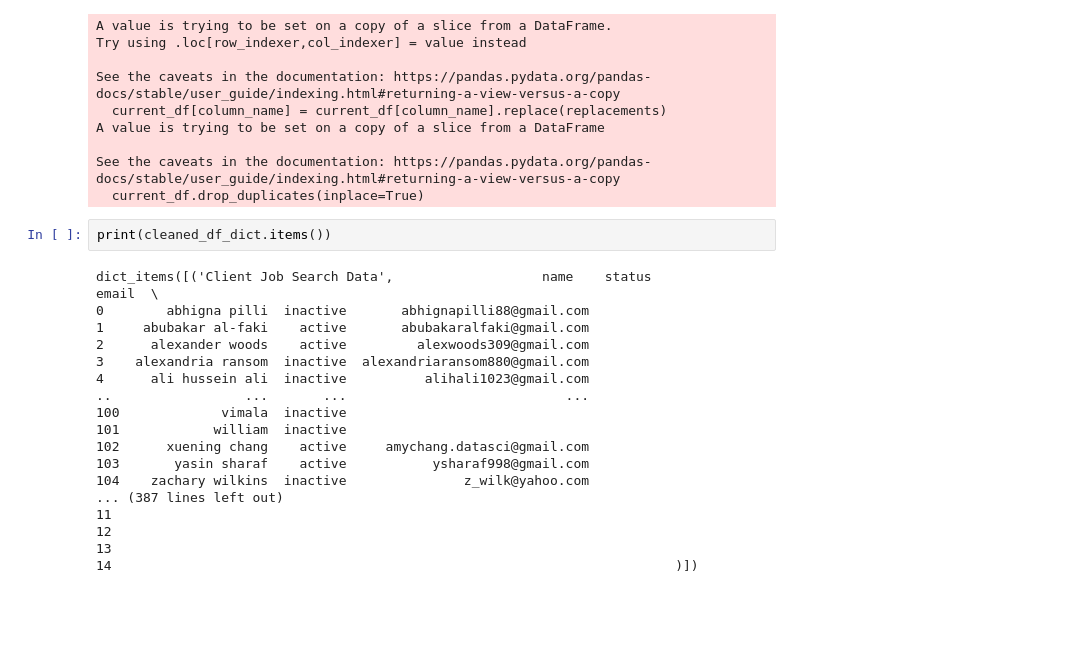
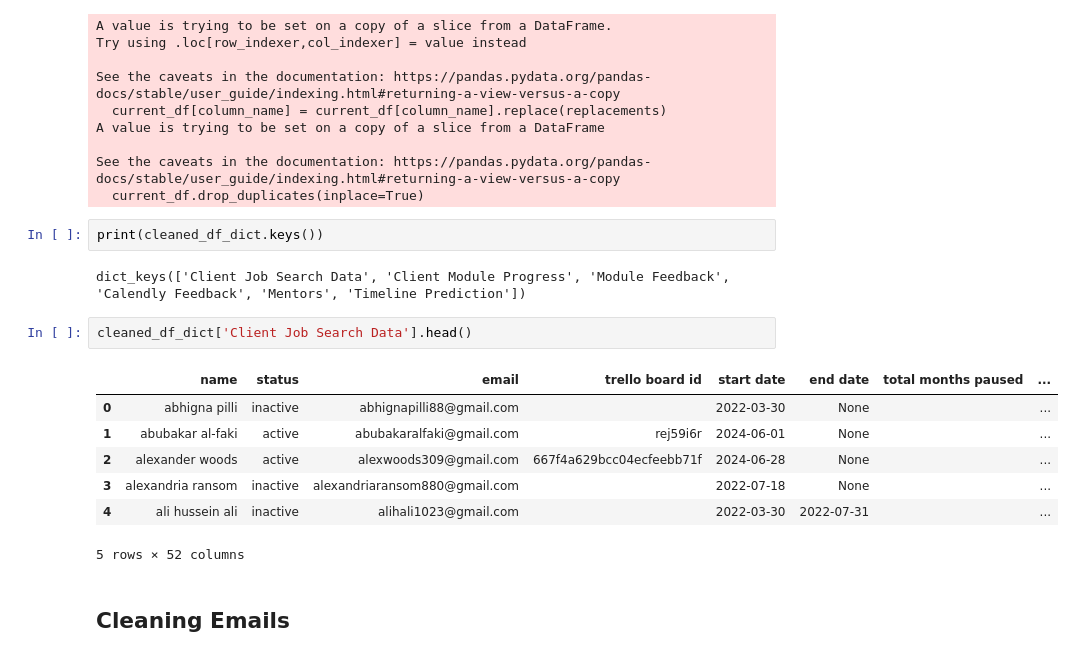
Before and after one commit to abualfaki/ClientSuccess-Dashboard, a Jupyter notebook: 01 - Development/notebooks/dataship_pipeline.ipynb, the cells around one changed output. Cells and saved outputs as stored; diff of their text form; blank space fills up the shorter version.

```diff
--- a/01 - Development/notebooks/dataship_pipeline.ipynb
+++ b/01 - Development/notebooks/dataship_pipeline.ipynb
@@ -527,22 +545,18 @@ A value is trying to be set on a copy of a slice from a DataFrame
 See the caveats in the documentation: https://pandas.pydata.org/pandas-docs/stable/user_guide/indexing.html#returning-a-view-versus-a-copy
   current_df.drop_duplicates(inplace=True)
 # %%
-print(cleaned_df_dict.items())
+print(cleaned_df_dict.keys())
 # %% [output]
-dict_items([('Client Job Search Data',                   name    status                          email  \
-0        abhigna pilli  inactive       abhignapilli88@gmail.com
-1     abubakar al-faki    active       abubakaralfaki@gmail.com
-2      alexander woods    active         alexwoods309@gmail.com
-3    alexandria ransom  inactive  alexandriaransom880@gmail.com
-4      ali hussein ali  inactive          alihali1023@gmail.com
-..                 ...       ...                            ...
-100             vimala  inactive
-101            william  inactive
-102      xuening chang    active     amychang.datasci@gmail.com
-103       yasin sharaf    active           ysharaf998@gmail.com
-104    zachary wilkins  inactive               z_wilk@yahoo.com
-... (387 lines left out)
-11
-12
-13
-14                                                                        )])
+dict_keys(['Client Job Search Data', 'Client Module Progress', 'Module Feedback', 'Calendly Feedback', 'Mentors', 'Timeline Prediction'])
+# %%
+cleaned_df_dict['Client Job Search Data'].head()
+# %% [output]
+|  | name | status | email | trello board id | start date | end date | total months paused | ... |
+| 0 | abhigna pilli | inactive | abhignapilli88@gmail.com |  | 2022-03-30 | None |  | ... |
+| 1 | abubakar al-faki | active | abubakaralfaki@gmail.com | rej59i6r | 2024-06-01 | None |  | ... |
+| 2 | alexander woods | active | alexwoods309@gmail.com | 667f4a629bcc04ecfeebb71f | 2024-06-28 | None |  | ... |
+| 3 | alexandria ransom | inactive | alexandriaransom880@gmail.com |  | 2022-07-18 | None |  | ... |
+| 4 | ali hussein ali | inactive | alihali1023@gmail.com |  | 2022-03-30 | 2022-07-31 |  | ... |
+5 rows × 52 columns
+# %% [markdown]
+## Cleaning Emails
```
Also changed, not shown: parts of 5 cells of this notebook.
